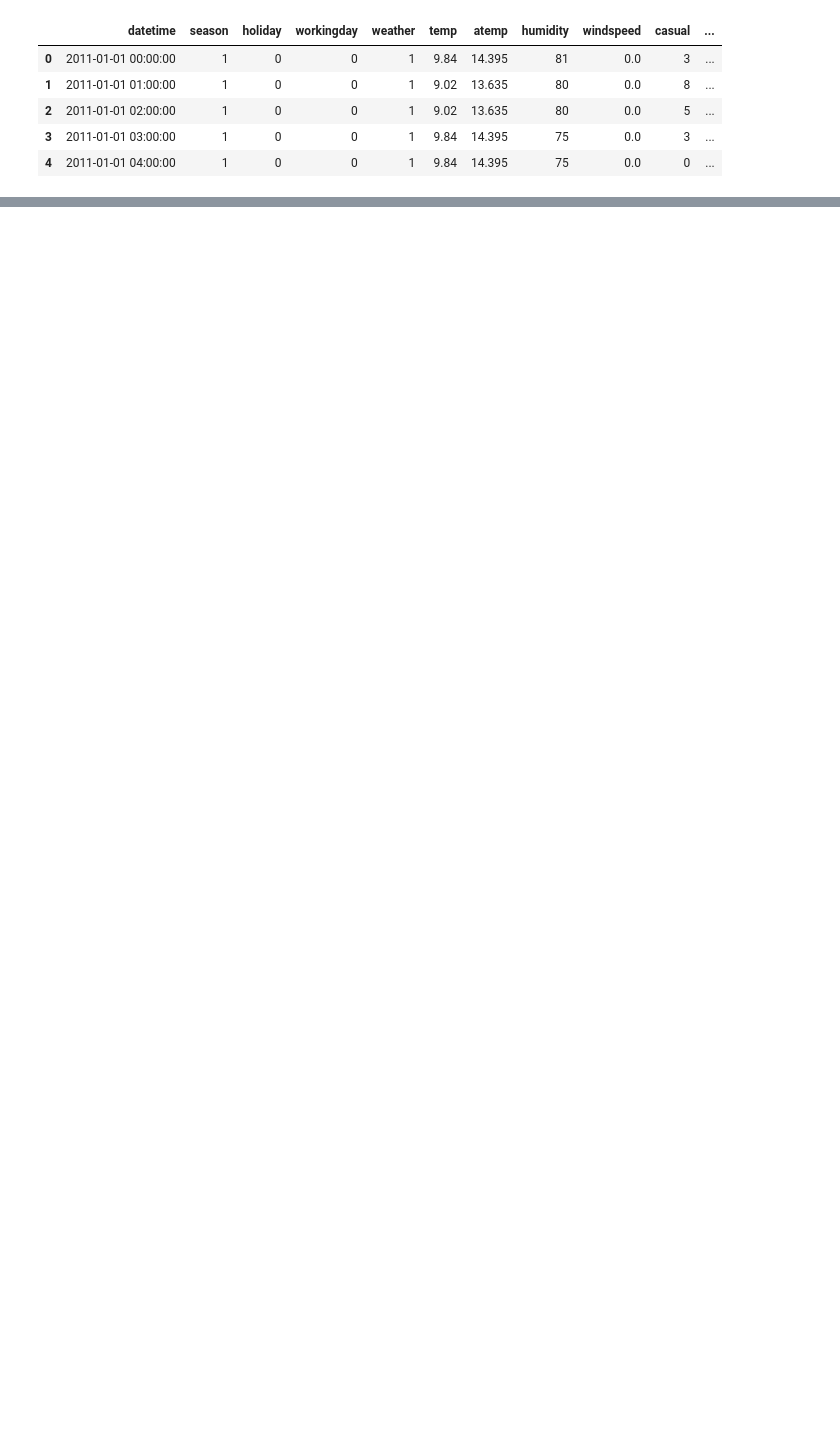
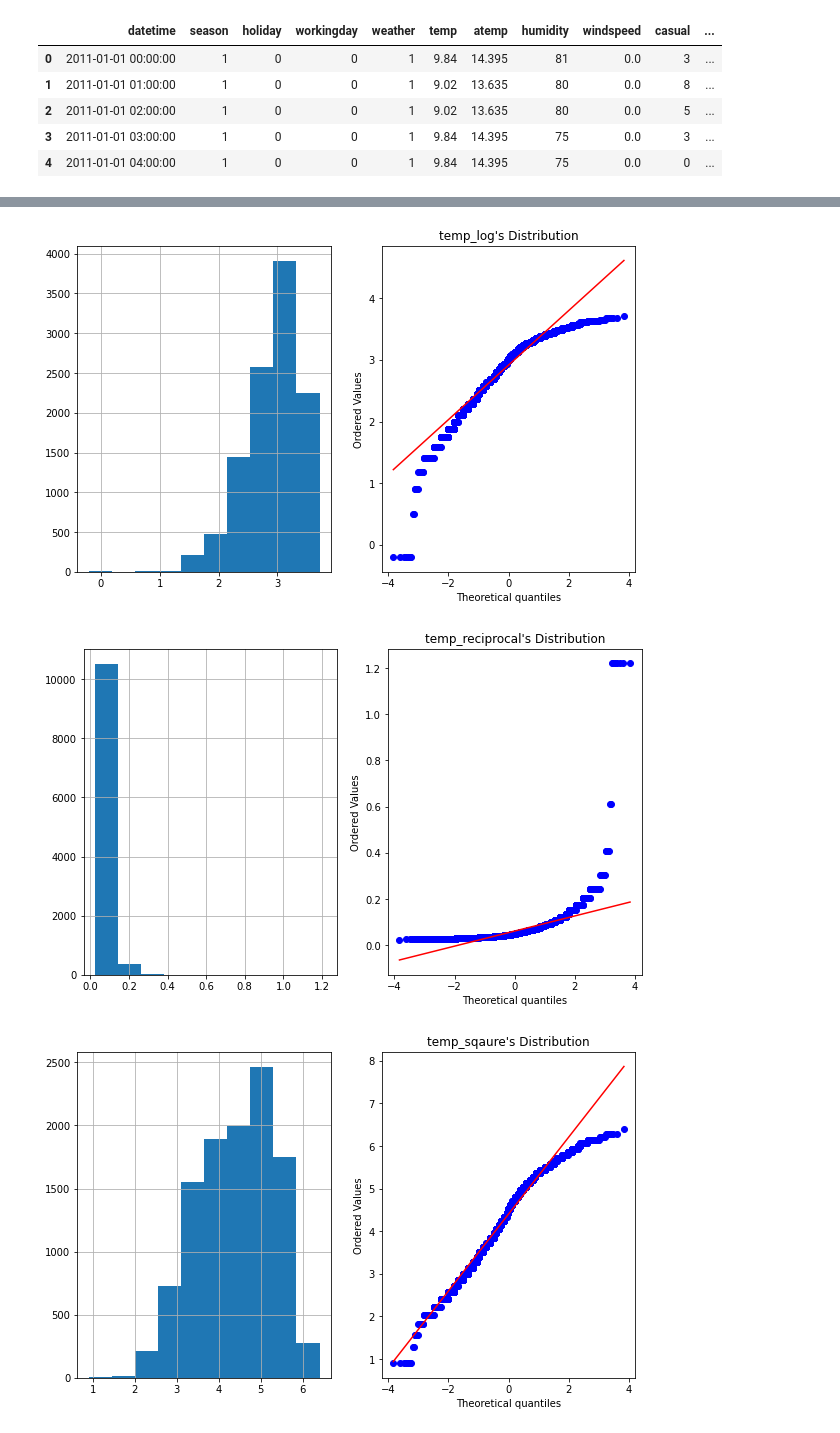
Before and after one commit to luv8860/US-Bike-Analysis, a Jupyter notebook: USA Bike Feature Engineering.ipynb, the cells around one changed output, grey strips where cells are left out. Saved outputs shown, nothing was run; the diff lists cells and outputs as text; code cells hidden in the pictures; blank space fills up the shorter version.

```diff
--- a/USA Bike Feature Engineering.ipynb
+++ b/USA Bike Feature Engineering.ipynb
@@ -96,0 +140,7 @@ sns.boxplot(df["windspeed_outlier"])
+# %%
+a=['temp','atemp']
+for i in a:
+        df[i+'_log']=np.log(df[i])
+        df[i+'_reciprocal']=1/df[i]
+        df[i+'_sqaure']=df[i]**(1/2)
+        df[i+'_exponential']=df[i]**(1/1.2)
@@ -96,0 +157,13 @@ sns.boxplot(df["windspeed_outlier"])
+# %%
+for i in a:
+    try:
+        plot_data(df,i+'_log')
+        plot_data(df,i+'_reciprocal')
+        plot_data(df,i+'_sqaure')
+        plot_data(df,i+'_exponential')
+    except:
+        pass
+# %% [output]
+[figure, added]
+[figure, added]
+[figure, added]
```
Also changed, not shown: parts of 16 cells of this notebook.
